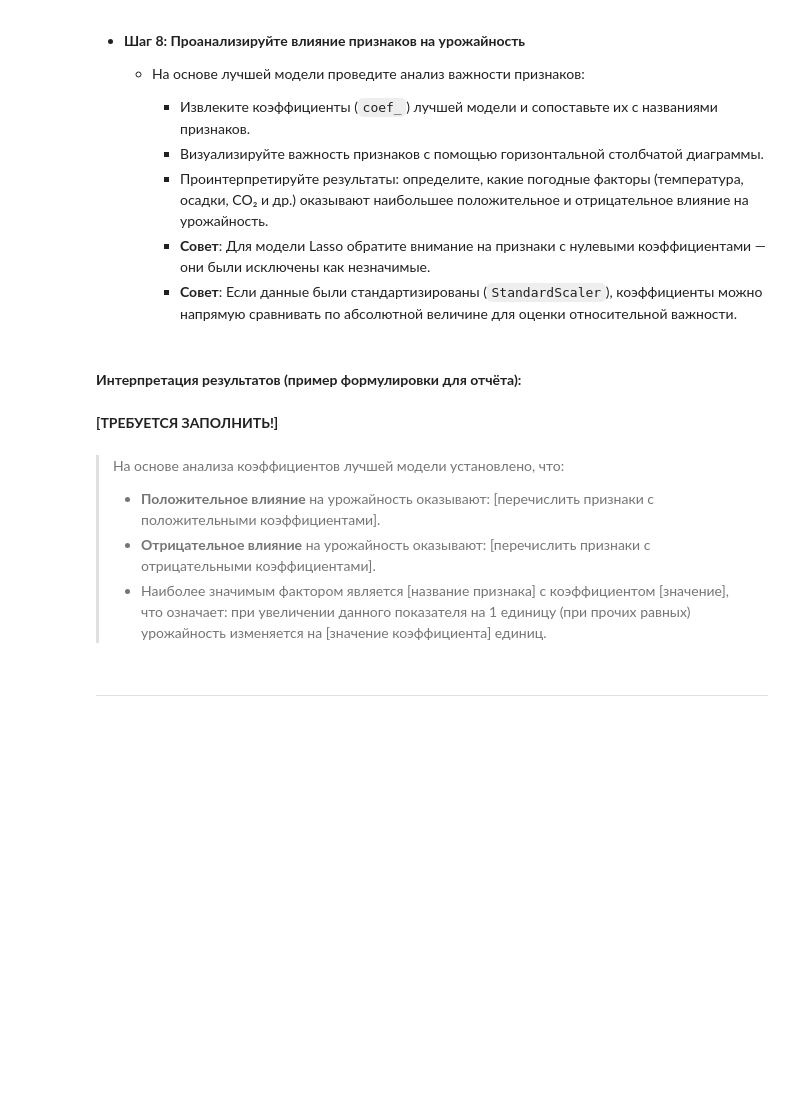
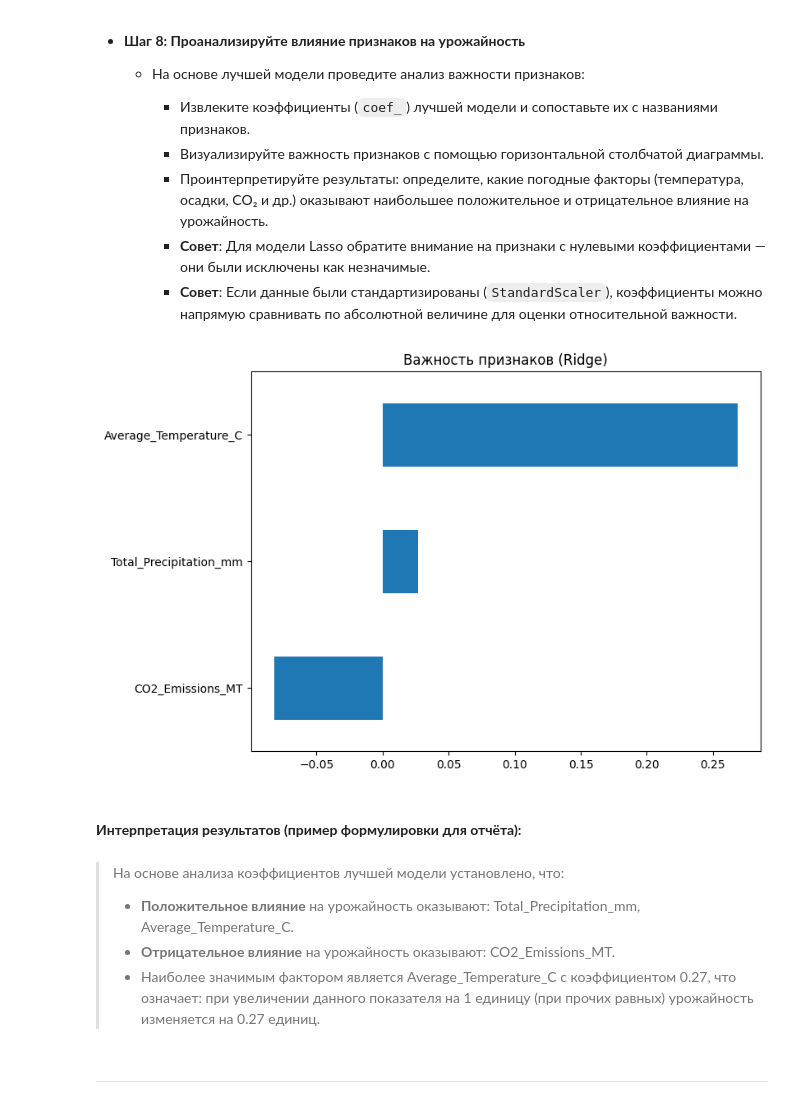
Before and after one commit to re-side/ml_basic, a Jupyter notebook: Практическая_работа_№5_Линейная_и_логистическая_регрессия.ipynb, the cells around one changed output. Saved outputs shown, nothing was run; the diff lists cells and outputs as text; code cells hidden in the pictures; blank space fills up the shorter version.

```diff
--- a/Практическая_работа_№5_Линейная_и_логистическая_регрессия.ipynb
+++ b/Практическая_работа_№5_Линейная_и_логистическая_регрессия.ipynb
@@ -295,0 +399,14 @@ import numpy as np
+# %%
+df_res = pd.DataFrame(res)
+display(df_res)
+
+best_idx = df_res['R2'].idxmax()
+best_name = df_res.loc[best_idx, 'Model']
+print(f"Лучшая модель: {best_name}")
+
+if best_name == 'Ridge':
+    print("Параметры:", ridge.best_params_)
+elif best_name == 'Lasso':
+    print("Параметры:", lasso.best_params_)
+elif best_name == 'ElasticNet':
+    print("Параметры:", elastic.best_params_)
@@ -308,13 +431,27 @@ import numpy as np
+# %%
+models = {'Linear': lr, 'Ridge': ridge.best_estimator_, 'Lasso': lasso.best_estimator_, 'ElasticNet': elastic.best_estimator_}
+best_model = models[best_name]
+
+coefs = pd.Series(best_model.coef_, index=X.columns).sort_values()
+
+plt.figure(figsize=(8, 6))
+coefs.plot(kind='barh')
+plt.title(f'Важность признаков ({best_name})')
+plt.show()
+
+pos = coefs[coefs > 0].index.tolist()
+neg = coefs[coefs < 0].index.tolist()
+max_f = coefs.abs().idxmax()
+max_v = coefs[max_f]
+# %% [output]
+[figure, added]
 # %% [markdown]
 #### **Интерпретация результатов (пример формулировки для отчёта):**
-# %% [markdown]
-**[ТРЕБУЕТСЯ ЗАПОЛНИТЬ!]**
 # %% [markdown]
-
 > На основе анализа коэффициентов лучшей модели установлено, что:
-> - **Положительное влияние** на урожайность оказывают: [перечислить признаки с положительными коэффициентами].
-> - **Отрицательное влияние** на урожайность оказывают: [перечислить признаки с отрицательными коэффициентами].
-> - Наиболее значимым фактором является [название признака] с коэффициентом [значение], что означает: при увеличении данного показателя на 1 единицу (при прочих равных) урожайность изменяется на [значение коэффициента] единиц.
+> - **Положительное влияние** на урожайность оказывают: Total_Precipitation_mm, Average_Temperature_C.
+> -  **Отрицательное влияние** на урожайность оказывают: CO2_Emissions_MT.
+> -  Наиболее значимым фактором является Average_Temperature_C с коэффициентом 0.27, что означает: при увеличении данного показателя на 1 единицу (при прочих равных) урожайность изменяется на 0.27 единиц.
 # %% [markdown]
 ---
 # %% [markdown]
```
Also changed, not shown: parts of 14 cells of this notebook.
